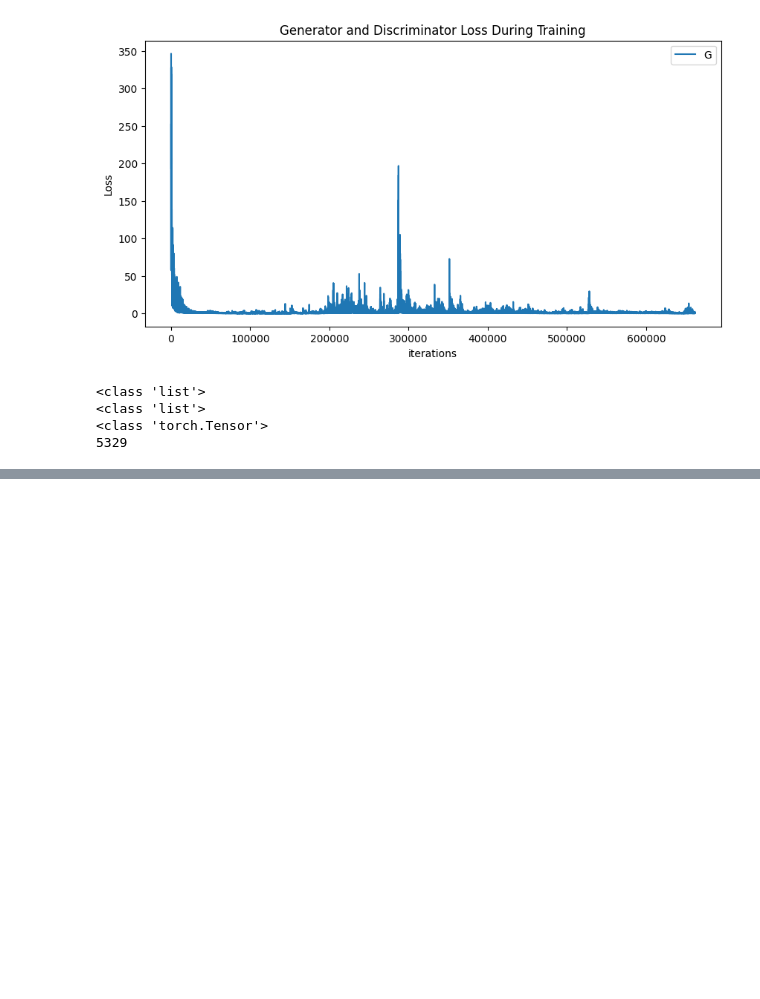
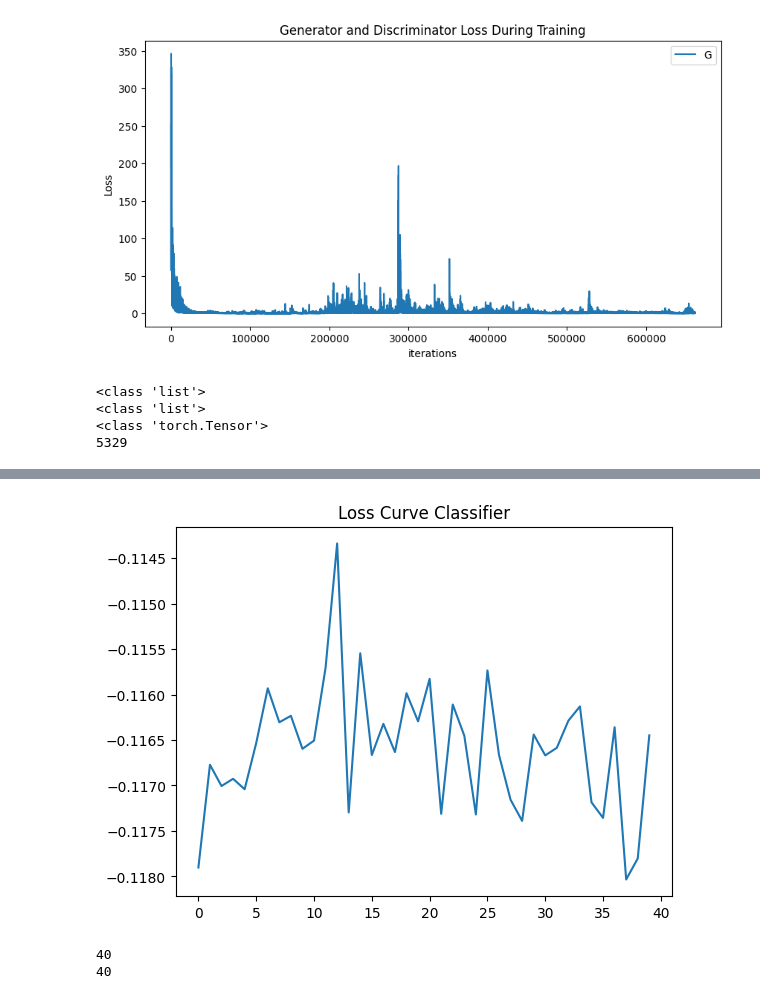
Before and after one commit to tnitzl/SiameseOD, a Jupyter notebook: Siamese.ipynb, the cells around one changed output, grey strips where cells are left out. Cells and saved outputs as stored; diff of their text form; code cells hidden in the pictures; blank space fills up the shorter version.

Commit message:
testes simsiam and crossentropy as loss

```diff
--- a/Siamese.ipynb
+++ b/Siamese.ipynb
@@ -636,24 +1049,33 @@ print(classifier_network)
 # %%
-optimizer_classifier = torch.optim.Adam(classifier_network.parameters(), lr=learning_rate)
+optimizer = torch.optim.Adam(model.parameters(), lr=0.005)
+#optimizer = torch.optim.SGD(model.parameters(), lr=0.06)
 
-loss_classifier = F.mse_loss
+simsiam_loss = SimSiam_Loss()
 
+list_latend_space = []
 list_epoch_loss = []
 loss_iteration = []
-for epoch in range(20):
+for epoch in range(40):
     print(f'----------------Start trainign Epoche {epoch}----------------')
     epoch_loss: float = 0.0
-    for embed, label in dataloader_embedded:
-        embed, label = embed.to(device), label.to(device)
-        out = classifier_network(embed)
+    epoch_bce: float = 0.0
+    epoch_cosine: float = 0.0
+    epoch_latends = []
+    epoch_labels = []
+    for (inp, target) in loader_phi_09:
+        inp, target = inp.to(device), target.to(device)
 
-        loss = loss_classifier(out, label)
+        p0, z0 =  simsiam(inp)
+        p1, z1 = simsiam(inp)
+        loss = simsiam_loss(p0, z0, p1, z1)
         loss.backward()
-        optimizer_classifier.step()
+        optimizer.step()
         iteration_loss = loss.item()
         loss_iteration.append(iteration_loss)
-
-        epoch_loss += loss_iteration
-
-    list_epoch_loss.append(epoch_loss/len(loader_09))
-    print(f'Epoche: {epoch} Average Loss: {epoch_loss/len(loader_09)}')
+        epoch_loss += loss.item()
+        epoch_latends.append(p0.to("cpu").detach().numpy())
+        epoch_labels.append(target.to("cpu").detach().numpy())
+    tupel = (epoch_latends, epoch_labels)
+    list_latend_space.append(tupel)
+    list_epoch_loss.append(epoch_loss/len(loader_phi_09))
+    print(f'Epoche: {epoch} Average Loss: {epoch_loss/len(loader_phi_09)}')
@@ -659,0 +1100,6 @@ for epoch in range(20):
+# %%
+plt.plot(list_epoch_loss)
+plt.title('Loss Curve Classifier')
+plt.show()
+# %% [output]
+[figure, added]
@@ -659,0 +1121,6 @@ for epoch in range(20):
+# %%
+print(len(latend_space_epoch))
+print(len(list_latend_space))
+# %% [output]
+40
+40
```
Also changed, not shown: parts of 26 cells of this notebook, 3 other files.
